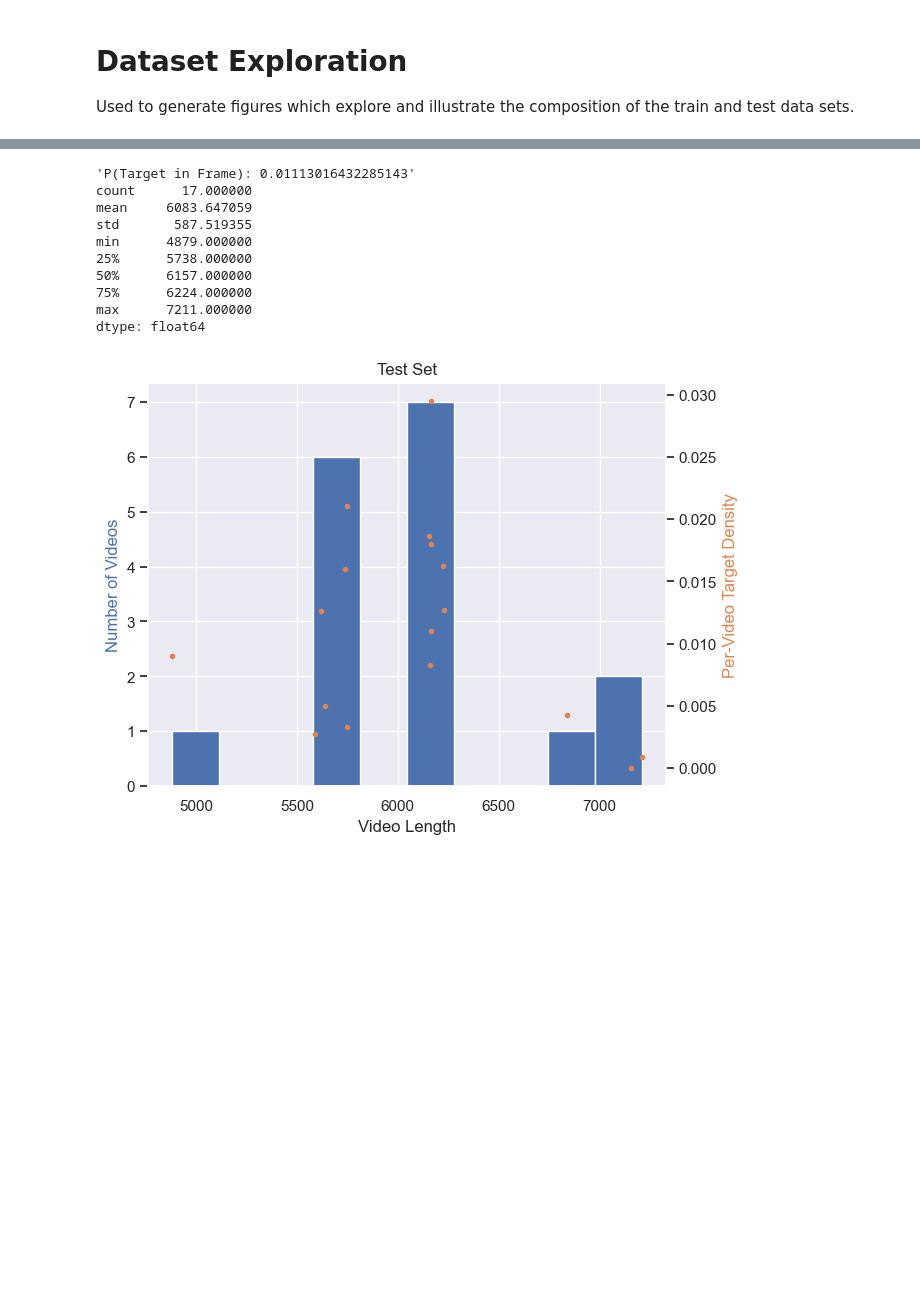
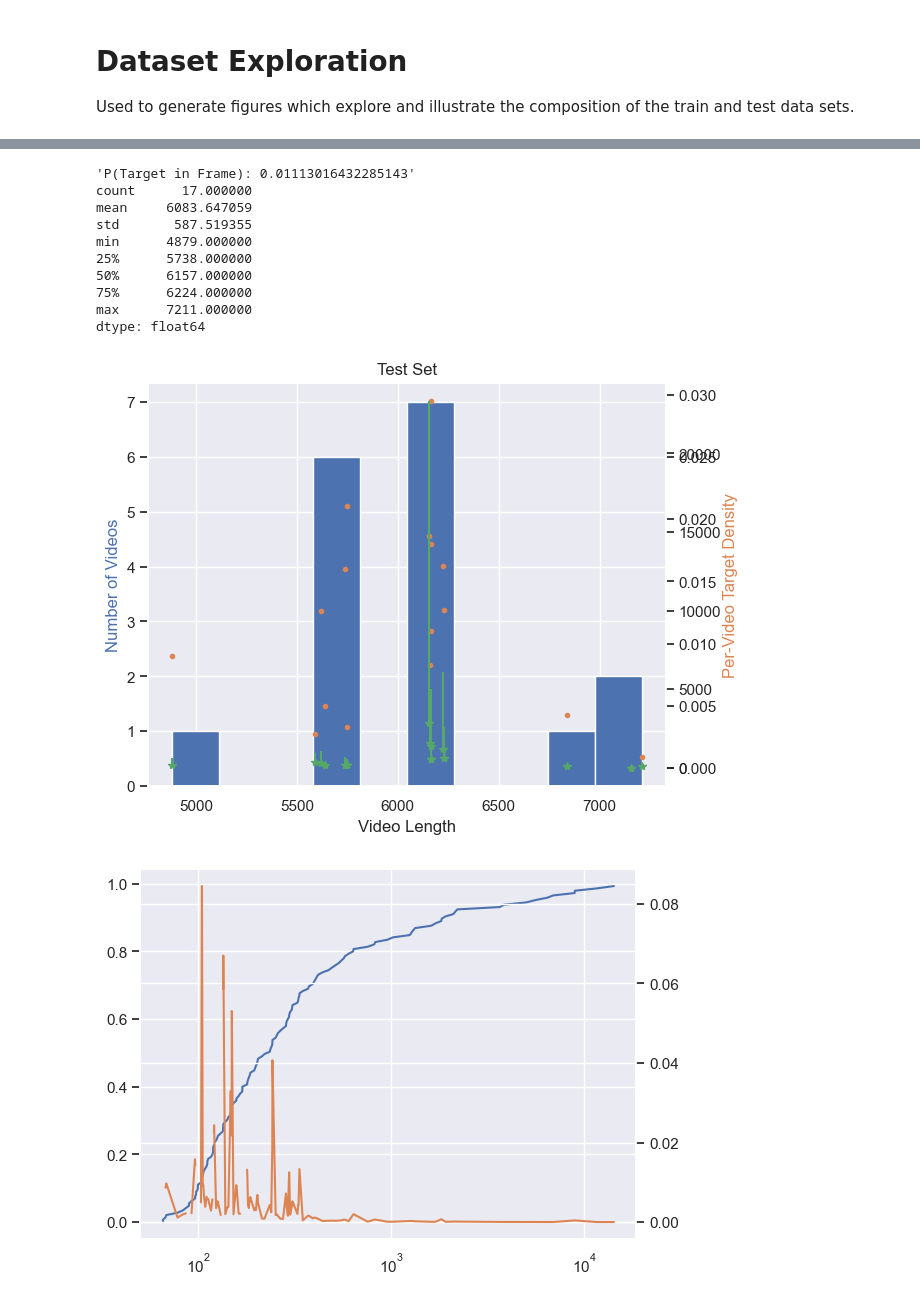
Before and after one commit to tsnowak/pnnl-tunamelt, a Jupyter notebook: notebooks/03-dataset-exploration.ipynb, the cells around one changed output, grey strips where cells are left out. Drawn from its saved outputs; the diff is of its cells as text; code cells hidden in the pictures; blank space fills up the shorter version.

```diff
--- a/notebooks/03-dataset-exploration.ipynb
+++ b/notebooks/03-dataset-exploration.ipynb
@@ -126,5 +152,5 @@ dtype: float64
 # %%
-plot_length_histogram(test_lengths, test_n_pos_frames, dataset="test", format="pdf", save=True)
+plot_length_histogram(test_lengths, test_n_pos_frames, test_targets_by_size, dataset="test", format="pdf", save=True)
 calc_statistics(test_lengths, test_n_targets, test_n_pos_frames)
 # %% [output]
 'P(Target in Frame): 0.01113016432285143'
@@ -137,4 +163,24 @@ min      4879.000000
 75%      6224.000000
 max      7211.000000
 dtype: float64
-[figure, old version]
+[figure, new version]
+# %%
+fig = plt.figure()
+ax = fig.add_subplot(111)
+ax2=ax.twinx()
+all_train_targets_size = [x for sub in train_targets_by_size for x in sub]
+ecdfx = np.sort(all_train_targets_size)
+ecdfy = np.arange(len(all_train_targets_size))/float(len(all_train_targets_size))
+ax.plot(ecdfx, ecdfy)
+epdfy = np.gradient(ecdfy, ecdfx)
+ax2.plot(ecdfx, epdfy, color=sns.color_palette()[1])
+#plt.hist(all_train_targets_size, bins=100)
+#avg = average(all_train_targets_size)
+#plt.vlines(avg, 0, 70, linestyles='dashed', colors=sns.color_palette()[1])
+#x_ticks = np.append(ax.get_xticks(), avg)
+#ax.set_xticks(x_ticks)
+#plt.xticks(np.arange(0, max(all_train_targets_size)+1, 2000))
+plt.xscale('log')
+plt.show()
+# %% [output]
+[figure, added]
```
Also changed, not shown: parts of 8 cells of this notebook, 12 other files.
